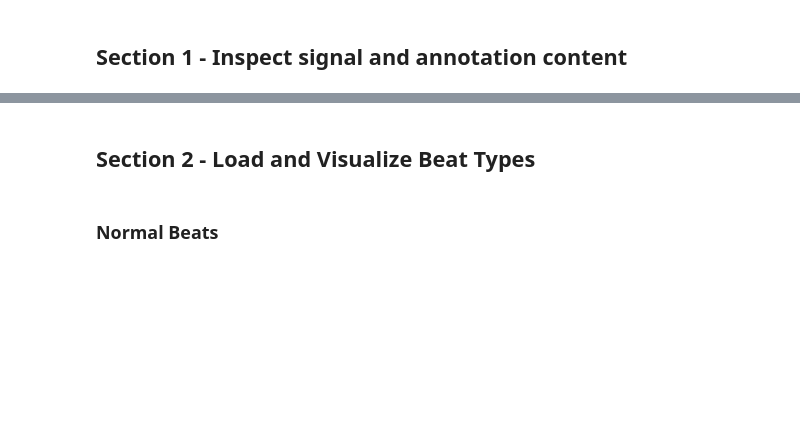
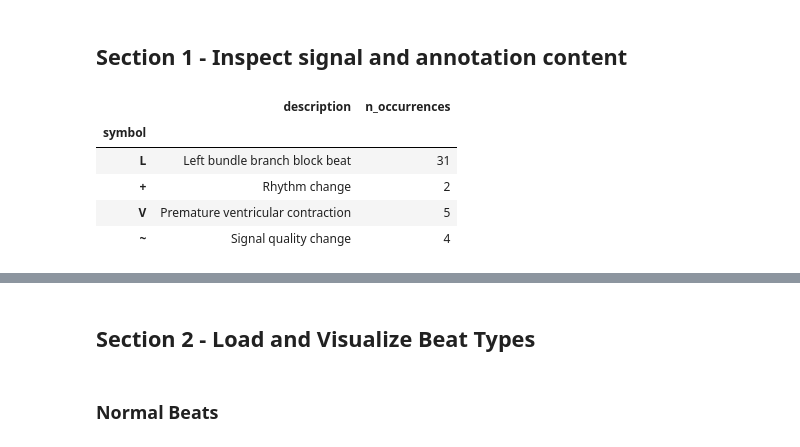
Before and after one commit to cx1111/beat-classifier, a Jupyter notebook: analysis/0-explore.ipynb, the cells around one changed output, grey strips where cells are left out. Drawn from its saved outputs; the diff is of its cells as text; code cells hidden in the pictures; blank space fills up the shorter version.

```diff
--- a/analysis/0-explore.ipynb
+++ b/analysis/0-explore.ipynb
@@ -24,5 +35,14 @@ beat_table.set_index('record', inplace=True)
 # %% [markdown]
 ## Section 1 - Inspect signal and annotation content
+# %%
+ann.contained_labels.loc[:, ['description', 'n_occurrences']]
+# %% [output]
+|  | description | n_occurrences |
+| symbol |  |  |
+| L | Left bundle branch block beat | 31 |
+| + | Rhythm change | 2 |
+| V | Premature ventricular contraction | 5 |
+| ~ | Signal quality change | 4 |
 # %%
 # Records with L: Left bundle branch block beat
 l_records = beat_table.loc[beat_table['L']>0].index.values
```
Also changed, not shown: parts of 9 cells of this notebook, 13 other files.
